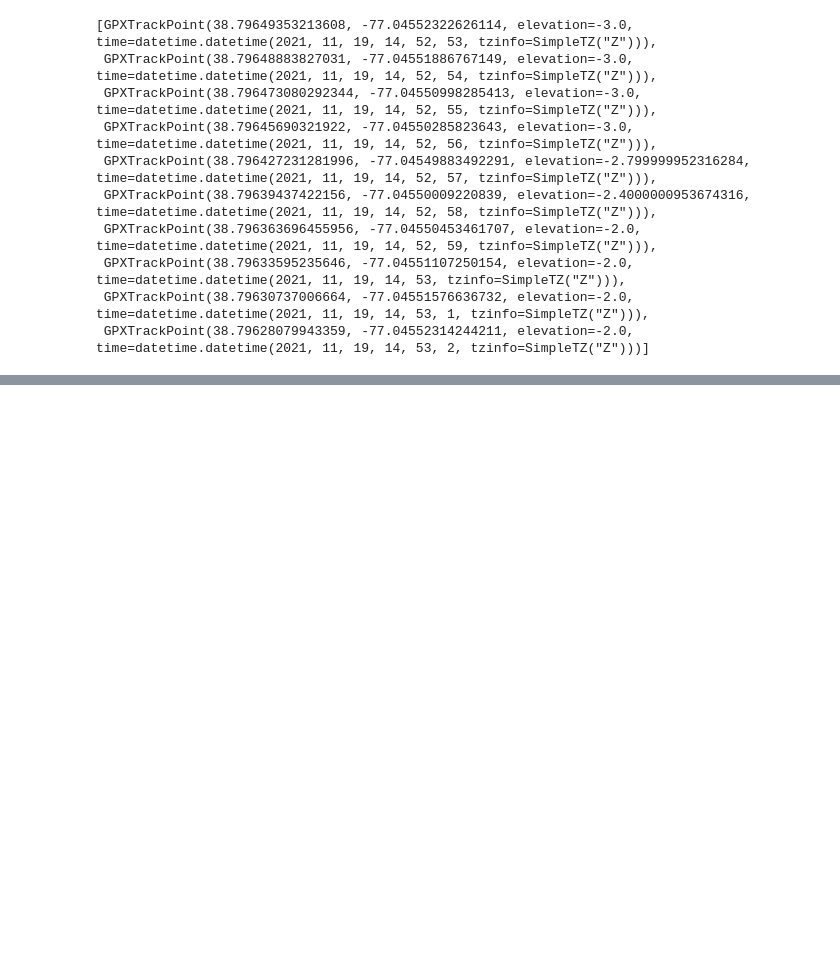
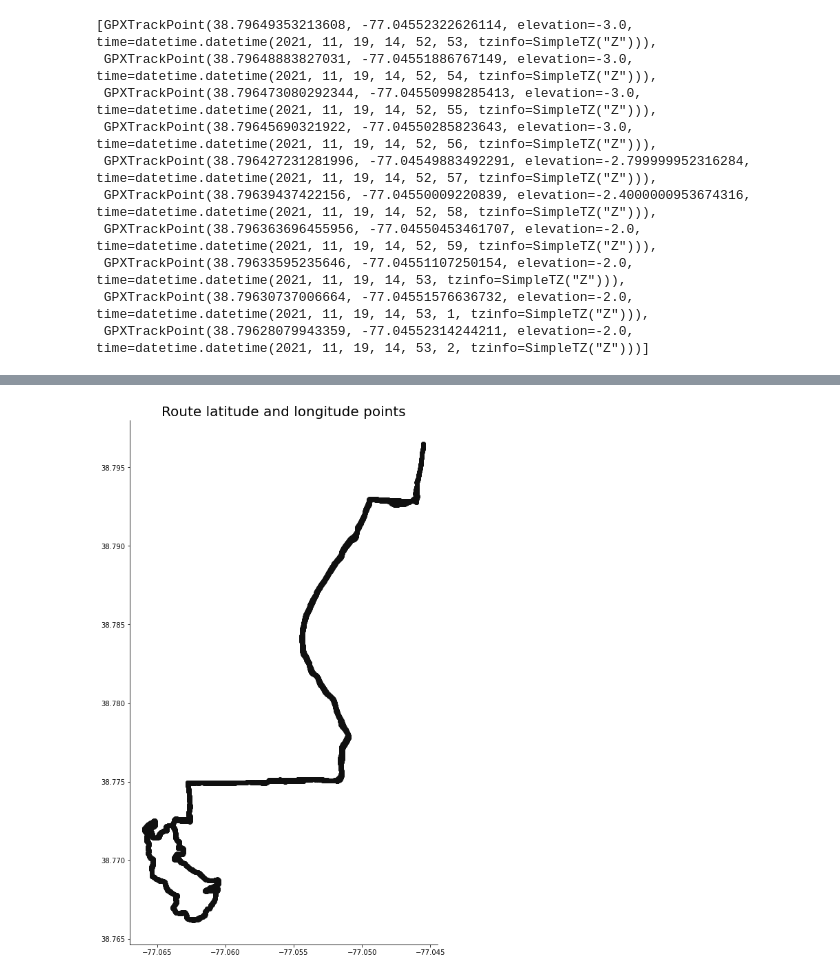
Before and after one commit to lrhf97/gpx_analysis, a Jupyter notebook: route_analysis.ipynb, the cells around one changed output, grey strips where cells are left out. Cells and saved outputs as stored; diff of their text form; code cells hidden in the pictures; blank space fills up the shorter version.

Commit message:
route and elevation chart

```diff
--- a/route_analysis.ipynb
+++ b/route_analysis.ipynb
@@ -52,3 +52,17 @@ loop2gpx.tracks[0].segments[0].points[:10]
  GPXTrackPoint(38.79633595235646, -77.04551107250154, elevation=-2.0, time=datetime.datetime(2021, 11, 19, 14, 53, tzinfo=SimpleTZ("Z"))),
  GPXTrackPoint(38.79630737006664, -77.04551576636732, elevation=-2.0, time=datetime.datetime(2021, 11, 19, 14, 53, 1, tzinfo=SimpleTZ("Z"))),
  GPXTrackPoint(38.79628079943359, -77.04552314244211, elevation=-2.0, time=datetime.datetime(2021, 11, 19, 14, 53, 2, tzinfo=SimpleTZ("Z")))]
+# %%
+route_info=[]
+
+for track in loop2gpx.tracks:
+    for segment in track.segments:
+        for point in segment.points:
+            route_info.append({
+                'time': point.time,
+                'latitude': point.latitude,
+                'longitude':point.longitude,
+                'elevation': point.elevation
+            })
+
+route_info[:3]
@@ -54,0 +82,3 @@ loop2gpx.tracks[0].segments[0].points[:10]
+# %%
+route_2loop_df = pd.DataFrame(route_info)
+route_2loop_df.head()
@@ -54,0 +95,6 @@ loop2gpx.tracks[0].segments[0].points[:10]
+# %%
+plt.figure(figsize=(8, 14))
+plt.scatter(route_2loop_df['longitude'], route_2loop_df['latitude'], color='#101010')
+plt.title('Route latitude and longitude points', size=20);
+# %% [output]
+[figure, added]
```
Also changed, not shown: parts of 4 cells of this notebook, 1 other file.
